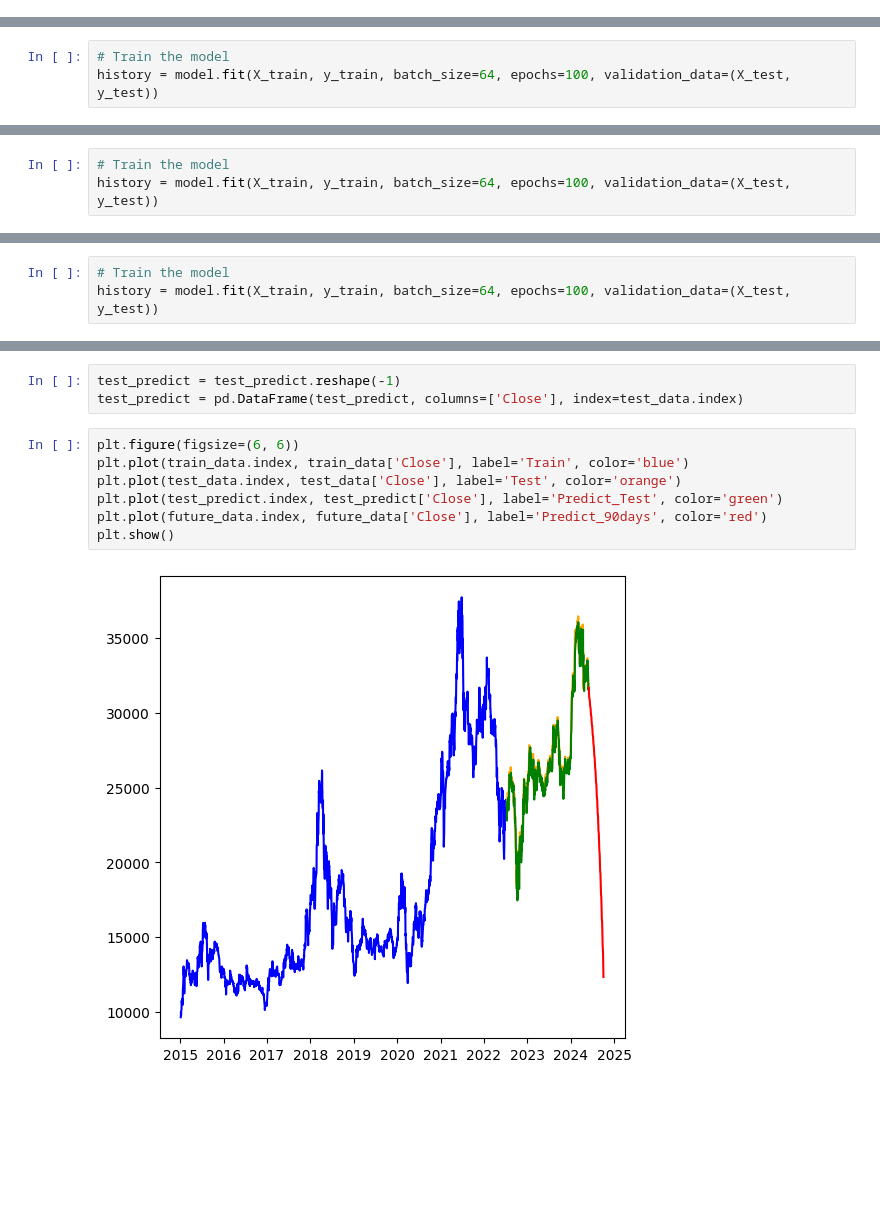
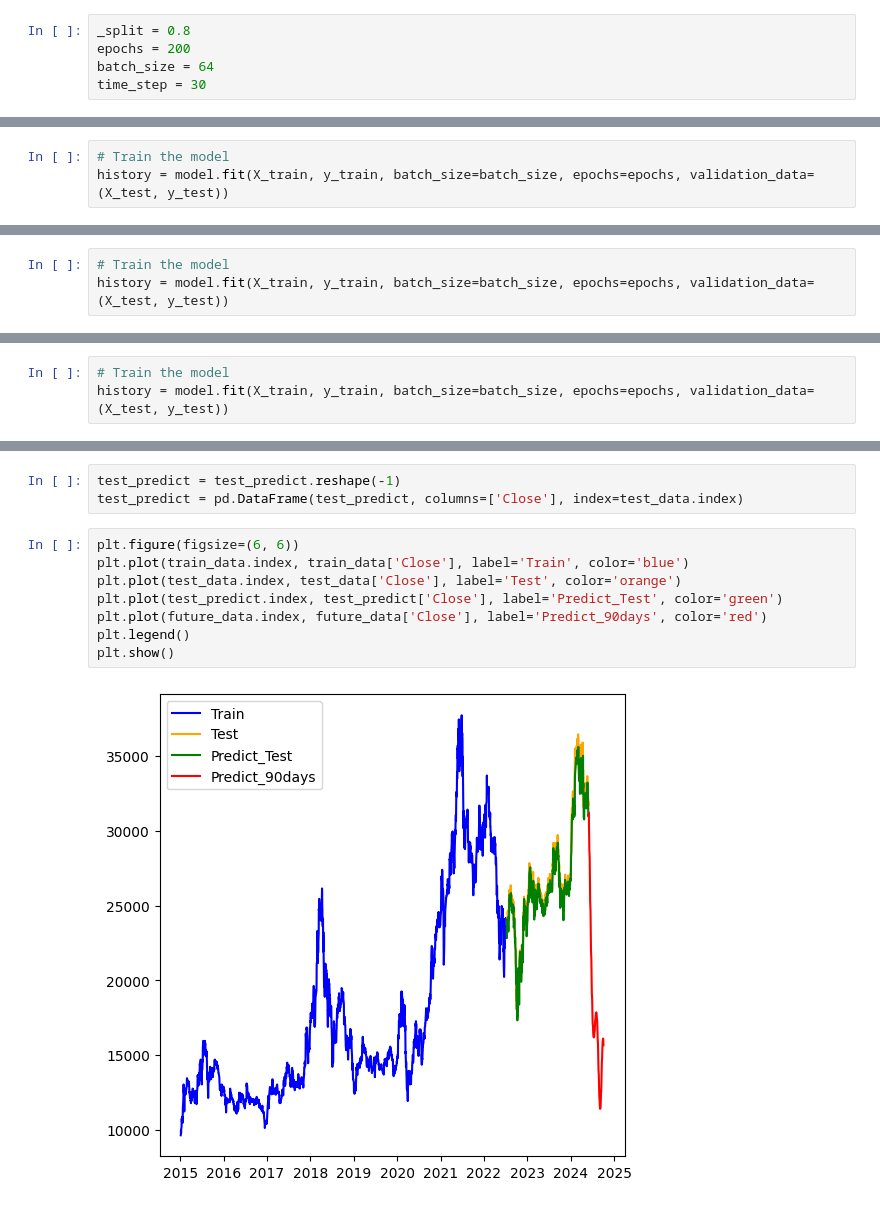
Before and after one commit to ngvmanh/IS403_O22_HTCL_14, a Jupyter notebook: Model/RNN/RNN(8-2).ipynb, the cells around one changed output, grey strips where cells are left out. Saved outputs shown, nothing was run; the diff lists cells and outputs as text; blank space fills up the shorter version.

Commit message:
Update: model RNN

```diff
--- a/Model/RNN/RNN(8-2).ipynb
+++ b/Model/RNN/RNN(8-2).ipynb
@@ -25,3 +22,8 @@ _split = 0.8
+# %%
+_split = 0.8
+epochs = 200
+batch_size = 64
+time_step = 30
 # %% [markdown]
 ## VCB
 # %%
@@ -106,5 +107,5 @@ model.add(Dense(1))
 model.compile(optimizer='adam', loss='mean_squared_error')
 # %%
 # Train the model
-history = model.fit(X_train, y_train, batch_size=64, epochs=100, validation_data=(X_test, y_test))
+history = model.fit(X_train, y_train, batch_size=batch_size, epochs=epochs, validation_data=(X_test, y_test))
 # %% [output]
@@ -327,5 +300,5 @@ model.add(Dense(1))
 model.compile(optimizer='adam', loss='mean_squared_error')
 # %%
 # Train the model
-history = model.fit(X_train, y_train, batch_size=64, epochs=100, validation_data=(X_test, y_test))
+history = model.fit(X_train, y_train, batch_size=batch_size, epochs=epochs, validation_data=(X_test, y_test))
 # %% [output]
@@ -548,5 +493,5 @@ model.add(Dense(1))
 model.compile(optimizer='adam', loss='mean_squared_error')
 # %%
 # Train the model
-history = model.fit(X_train, y_train, batch_size=64, epochs=100, validation_data=(X_test, y_test))
+history = model.fit(X_train, y_train, batch_size=batch_size, epochs=epochs, validation_data=(X_test, y_test))
 # %% [output]
@@ -679,9 +596,10 @@ test_predict = pd.DataFrame(test_predict, columns=['Close'], index=test_data.ind
 # %%
 plt.figure(figsize=(6, 6))
 plt.plot(train_data.index, train_data['Close'], label='Train', color='blue')
 plt.plot(test_data.index, test_data['Close'], label='Test', color='orange')
 plt.plot(test_predict.index, test_predict['Close'], label='Predict_Test', color='green')
 plt.plot(future_data.index, future_data['Close'], label='Predict_90days', color='red')
+plt.legend()
 plt.show()
 # %% [output]
-[figure, old version]
+[figure, new version]
```
Also changed, not shown: parts of 24 cells of this notebook, 2 other files.
